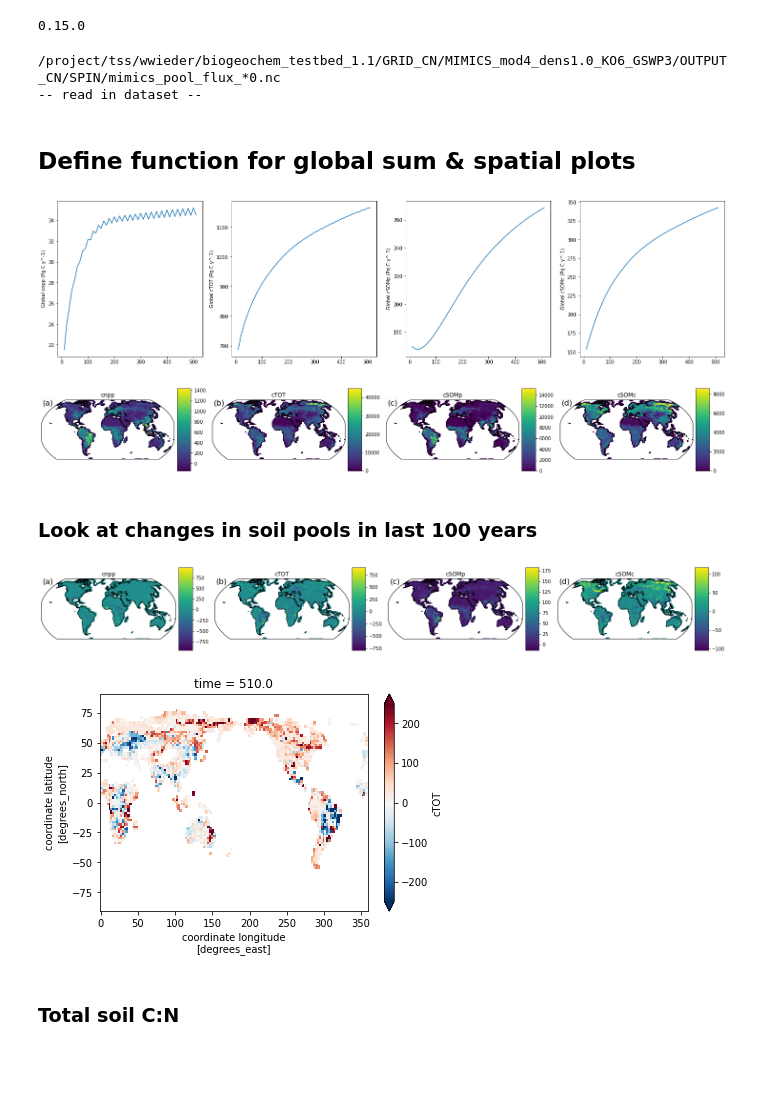
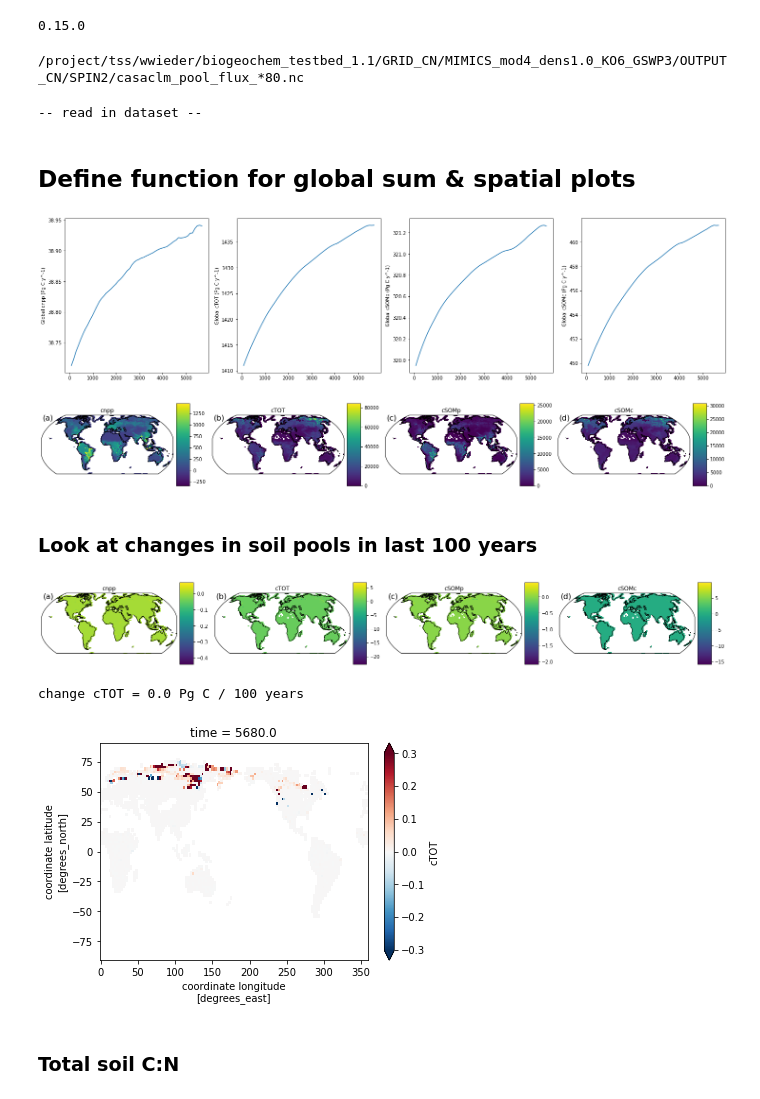
Before and after one commit to wwieder/biogeochem_testbed, a Jupyter notebook: analysis_code/CheckSpinup.ipynb, the cells around one changed output. Saved outputs shown, nothing was run; the diff lists cells and outputs as text; code cells hidden in the pictures; blank space fills up the shorter version.

Commit message:
plotting updates

```diff
--- a/analysis_code/CheckSpinup.ipynb
+++ b/analysis_code/CheckSpinup.ipynb
@@ -42,27 +47,38 @@ print(xr.__version__)
 0.15.0
 # %%
 import pandas.util.testing as tm
+model = 'mim'
+CN = True
 path = '/project/tss/wwieder/biogeochem_testbed_1.1/'
 sim  = 'MIMICS_mod4_dens1.0_KO6_GSWP3'
-case = 'GRID_CN/'+sim+'/OUTPUT_CN/SPIN/'
-full_pathMIM = path+case+'mimics_pool_flux_*0.nc'  # read in data every 10 years
-full_pathCAS = path+case+'casaclm_pool_flux_*0.nc' # casa files for vegetation results
-print(full_pathMIM)
 
-ds   = xr.open_mfdataset(full_pathMIM, decode_times=True, combine='by_coords')
-dsVeg= xr.open_mfdataset(full_pathCAS, decode_times=True, combine='by_coords')
+if CN == True:
+    case = 'GRID_CN/'+sim+'/OUTPUT_CN/SPIN2/'
+else:
+    case = 'GRID_CN/'+sim+'/OUTPUT_C/SPIN/'
 
-#combine relevent data from casa history files to MIMICS data
-ds['cnpp'] = dsVeg['cnpp']
-ds['cgpp'] = dsVeg['cgpp']
-ds['nMineral'] = dsVeg['nMineral']
+full_pathMIM = path+case+'mimics_pool_flux_*80.nc'  # read in data every 10 years
+full_pathCAS = path+case+'casaclm_pool_flux_*80.nc' # casa files for vegetation results
+print(full_pathCAS)
+
+if model == 'mim':
+    ds   = xr.open_mfdataset(full_pathMIM, decode_times=True, combine='by_coords')
+    dsVeg= xr.open_mfdataset(full_pathCAS, decode_times=True, combine='by_coords')
+    #combine relevent data from casa history files to MIMICS data
+    ds['cnpp'] = dsVeg['cnpp']
+    ds['cgpp'] = dsVeg['cgpp']
+    ds['nMineral'] = dsVeg['nMineral']
+    ds['tsoilC'] = dsVeg['tsoilC']
+
+if model == 'cas':
+    ds = xr.open_mfdataset(full_pathCAS, decode_times=True, combine='by_coords')
 
 # sum soil C & N pools
-ds = utils.sum_pools(ds, 'mim')
+ds = utils.sum_pools(ds, model)
 print('-- read in dataset -- ')
 # %% [output]
-/project/tss/wwieder/biogeochem_testbed_1.1/GRID_CN/MIMICS_mod4_dens1.0_KO6_GSWP3/OUTPUT_CN/SPIN/mimics_pool_flux_*0.nc
--- read in dataset --
+/project/tss/wwieder/biogeochem_testbed_1.1/GRID_CN/MIMICS_mod4_dens1.0_KO6_GSWP3/OUTPUT_CN/SPIN2/casaclm_pool_flux_*80.nc
+-- read in dataset --
 # %% [markdown]
 ## Define function for global sum & spatial plots
 # %%
@@ -104,11 +121,15 @@ def map_function(da, cb=0, panel=None, cmap=None, ax=None,
 # strings for labeling panels
 panel = ['(a)','(b)','(c)','(d)','(e)','(f)','(g)','(h)','(i)','(j)','(k)','(l)']
 # %%
-Cvars =['cnpp','cTOT','cSOMp','cSOMc']
+if model == 'mim':
+    Cvars =['cnpp','cTOT','cSOMp','cSOMc']
+else:
+    Cvars =['cnpp','cTOT']
+
 globalSum(ds,Cvars, plot=True)
 
 # Now call the map_function
-fig, axes = plt.subplots(nrows=1, ncols=4, figsize=(20,6), constrained_layout=True,
+fig, axes = plt.subplots(nrows=1, ncols=len(Cvars), figsize=((5*len(Cvars)),6), constrained_layout=True,
                          subplot_kw=dict(projection=ccrs.Robinson()))
 
 for index, ax in np.ndenumerate(axes):
@@ -117,29 +138,33 @@ for index, ax in np.ndenumerate(axes):
     da = ds[Cvars[index[0]]].isel(time=-1)
     map_function(da, panel=panel[i], ax=ax, title=Cvars[index[0]], cb=1)
 # %% [output]
-[figure, old version]
+[figure, new version]
-[figure, old version]
+[figure, new version]
 # %% [markdown]
 ### Look at changes in soil pools in last 100 years
 # %%
-Cvars =['cnpp','cTOT','cSOMp','cSOMc']
-d_ds = ds.isel(time=-1) - ds.isel(time=-2)
+d_ds = (ds.isel(time=-1) - ds.isel(time=-2)) / (ds.time.isel(time=-1) - ds.time.isel(time=-2) )
 f_ds = d_ds/ds.isel(time=-1)*100
 # Now call the map_function
-fig, axes = plt.subplots(nrows=1, ncols=4, figsize=(20,6), constrained_layout=True,
+fig, axes = plt.subplots(nrows=1, ncols=len(Cvars), figsize=((5*len(Cvars)),6), constrained_layout=True,
                          subplot_kw=dict(projection=ccrs.Robinson()))
 
 for index, ax in np.ndenumerate(axes):
     i = index[0]
     # there are various ways to do this part, index in this case is a tuple (ie `(0, 0)`)
     da = d_ds[Cvars[index[0]]]
     map_function(da, panel=panel[i], ax=ax, title=Cvars[index[0]], cb=1)
 # %% [output]
-[figure, old version]
+[figure, new version]
 # %%
 d_ds['cTOT'].where(ds.cgpp.isel(time=-1)>50).plot(robust=True);
+
+temp = d_ds['cTOT'] * area
+temp = temp.sum(dim=('lat','lon')) * 1e-15
+print('change cTOT = '+str(np.round(temp.values,1))+' Pg C / 100 years ')
 # %% [output]
+change cTOT = 0.0 Pg C / 100 years
-[figure, old version]
+[figure, new version]
 # %%
 #ds['cnpp'].where(ds.cgpp.isel(time=-1)>50).isel(time=-1).plot(robust=True);
 # %% [markdown]
```
Also changed, not shown: parts of 23 cells of this notebook, 2 other files.
